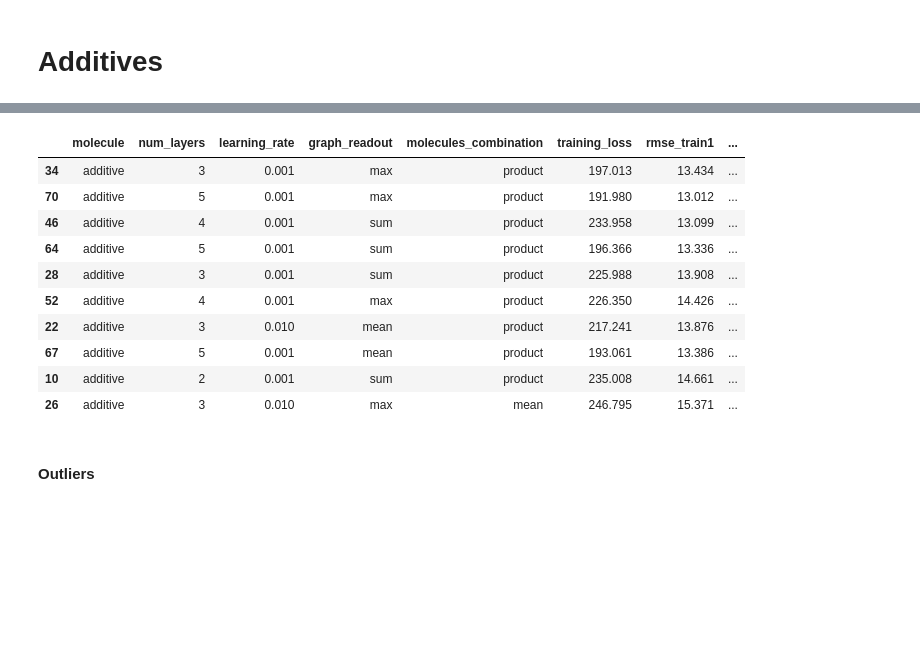
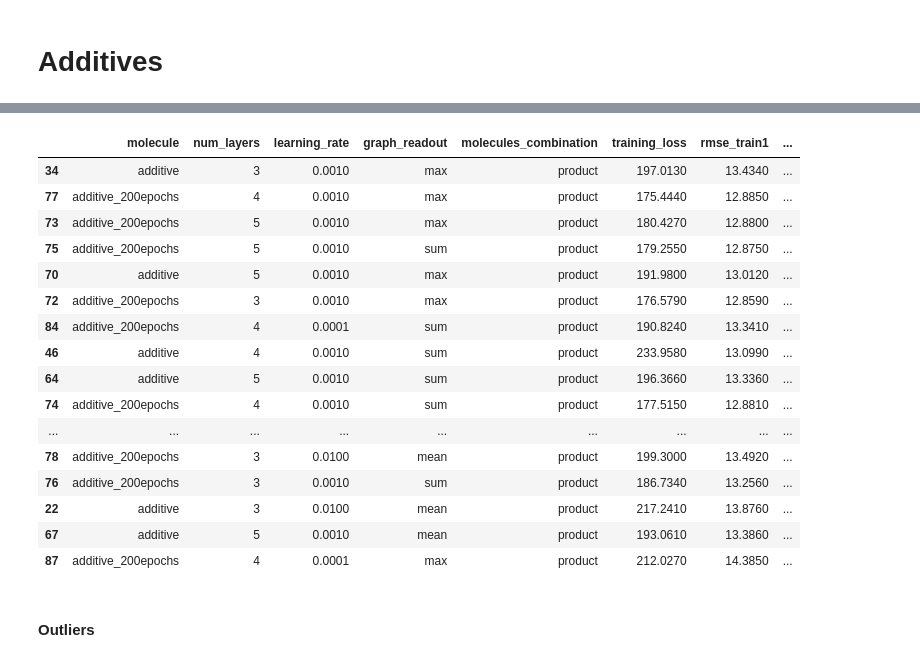
Before and after one commit to diogofbraga/yield_prediction, a Jupyter notebook: yield_prediction/gather_gnn_results.ipynb, the cells around one changed output, grey strips where cells are left out. Drawn from its saved outputs; the diff is of its cells as text; code cells hidden in the pictures; blank space fills up the shorter version.

```diff
--- a/yield_prediction/gather_gnn_results.ipynb
+++ b/yield_prediction/gather_gnn_results.ipynb
@@ -9,7 +9,7 @@ import matplotlib.pyplot as plt
 import seaborn as sns
 # %%
 pd.options.display.max_rows = None
-pd.set_option('display.float_format', lambda x: '%.3f' % x)
+pd.set_option('display.float_format', lambda x: '%.4f' % x)
 # %% [markdown]
 ### Collect Data
 # %%
@@ -162,18 +162,24 @@ df_additives
 # %%
 df_additives = df_additives.sort_values('mean_rmse_test', axis=0, ascending=True)
-df_additives[:10]
+df_additives[:20]
 # %% [output]
 |  | molecule | num_layers | learning_rate | graph_readout | molecules_combination | training_loss | rmse_train1 | ... |
-| 34 | additive | 3 | 0.001 | max | product | 197.013 | 13.434 | ... |
-| 70 | additive | 5 | 0.001 | max | product | 191.980 | 13.012 | ... |
-| 46 | additive | 4 | 0.001 | sum | product | 233.958 | 13.099 | ... |
-| 64 | additive | 5 | 0.001 | sum | product | 196.366 | 13.336 | ... |
-| 28 | additive | 3 | 0.001 | sum | product | 225.988 | 13.908 | ... |
-| 52 | additive | 4 | 0.001 | max | product | 226.350 | 14.426 | ... |
-| 22 | additive | 3 | 0.010 | mean | product | 217.241 | 13.876 | ... |
-| 67 | additive | 5 | 0.001 | mean | product | 193.061 | 13.386 | ... |
-| 10 | additive | 2 | 0.001 | sum | product | 235.008 | 14.661 | ... |
-| 26 | additive | 3 | 0.010 | max | mean | 246.795 | 15.371 | ... |
+| 34 | additive | 3 | 0.0010 | max | product | 197.0130 | 13.4340 | ... |
+| 77 | additive_200epochs | 4 | 0.0010 | max | product | 175.4440 | 12.8850 | ... |
+| 73 | additive_200epochs | 5 | 0.0010 | max | product | 180.4270 | 12.8800 | ... |
+| 75 | additive_200epochs | 5 | 0.0010 | sum | product | 179.2550 | 12.8750 | ... |
+| 70 | additive | 5 | 0.0010 | max | product | 191.9800 | 13.0120 | ... |
+| 72 | additive_200epochs | 3 | 0.0010 | max | product | 176.5790 | 12.8590 | ... |
+| 84 | additive_200epochs | 4 | 0.0001 | sum | product | 190.8240 | 13.3410 | ... |
+| 46 | additive | 4 | 0.0010 | sum | product | 233.9580 | 13.0990 | ... |
+| 64 | additive | 5 | 0.0010 | sum | product | 196.3660 | 13.3360 | ... |
+| 74 | additive_200epochs | 4 | 0.0010 | sum | product | 177.5150 | 12.8810 | ... |
+| ... | ... | ... | ... | ... | ... | ... | ... | ... |
+| 78 | additive_200epochs | 3 | 0.0100 | mean | product | 199.3000 | 13.4920 | ... |
+| 76 | additive_200epochs | 3 | 0.0010 | sum | product | 186.7340 | 13.2560 | ... |
+| 22 | additive | 3 | 0.0100 | mean | product | 217.2410 | 13.8760 | ... |
+| 67 | additive | 5 | 0.0010 | mean | product | 193.0610 | 13.3860 | ... |
+| 87 | additive_200epochs | 4 | 0.0001 | max | product | 212.0270 | 14.3850 | ... |
 # %% [markdown]
 #### Outliers
 # %%
```
Also changed, not shown: parts of 6 cells of this notebook, 13 other files.
